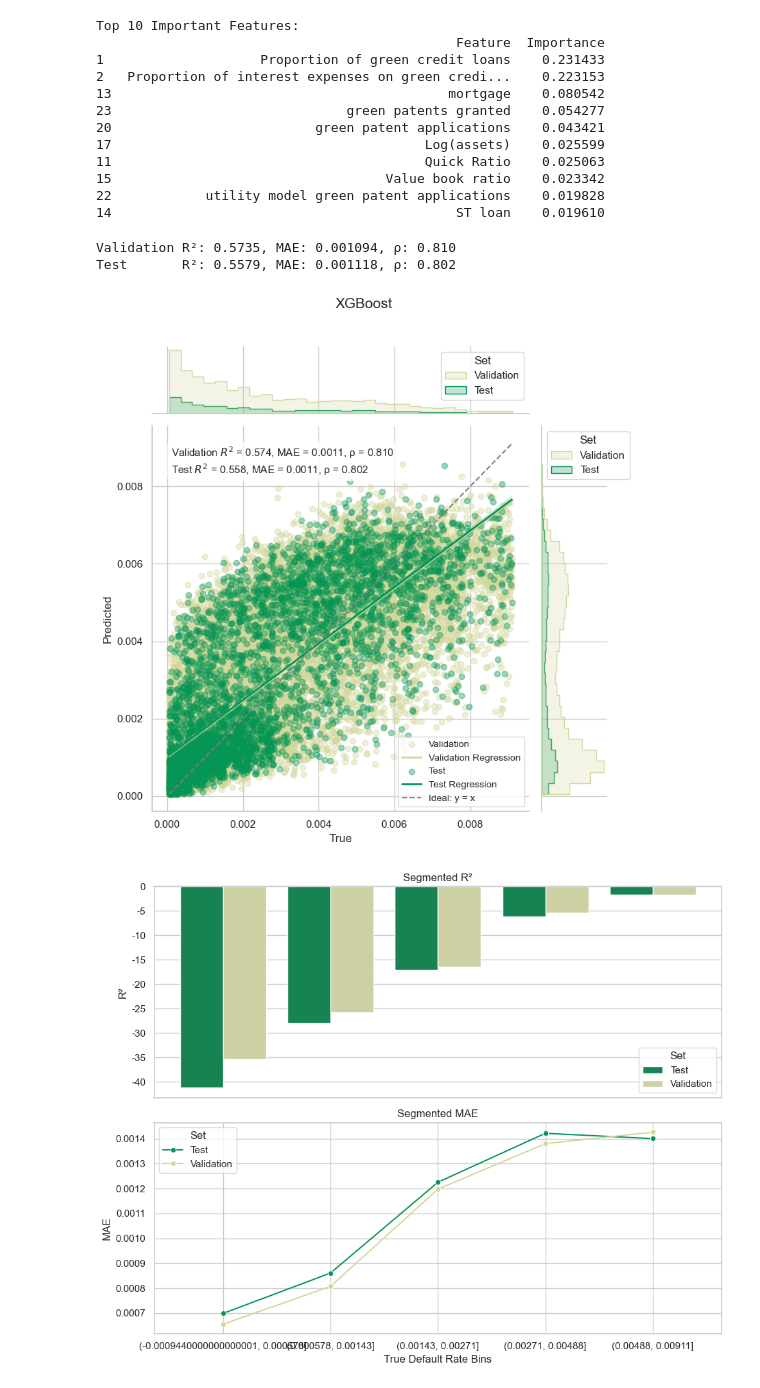
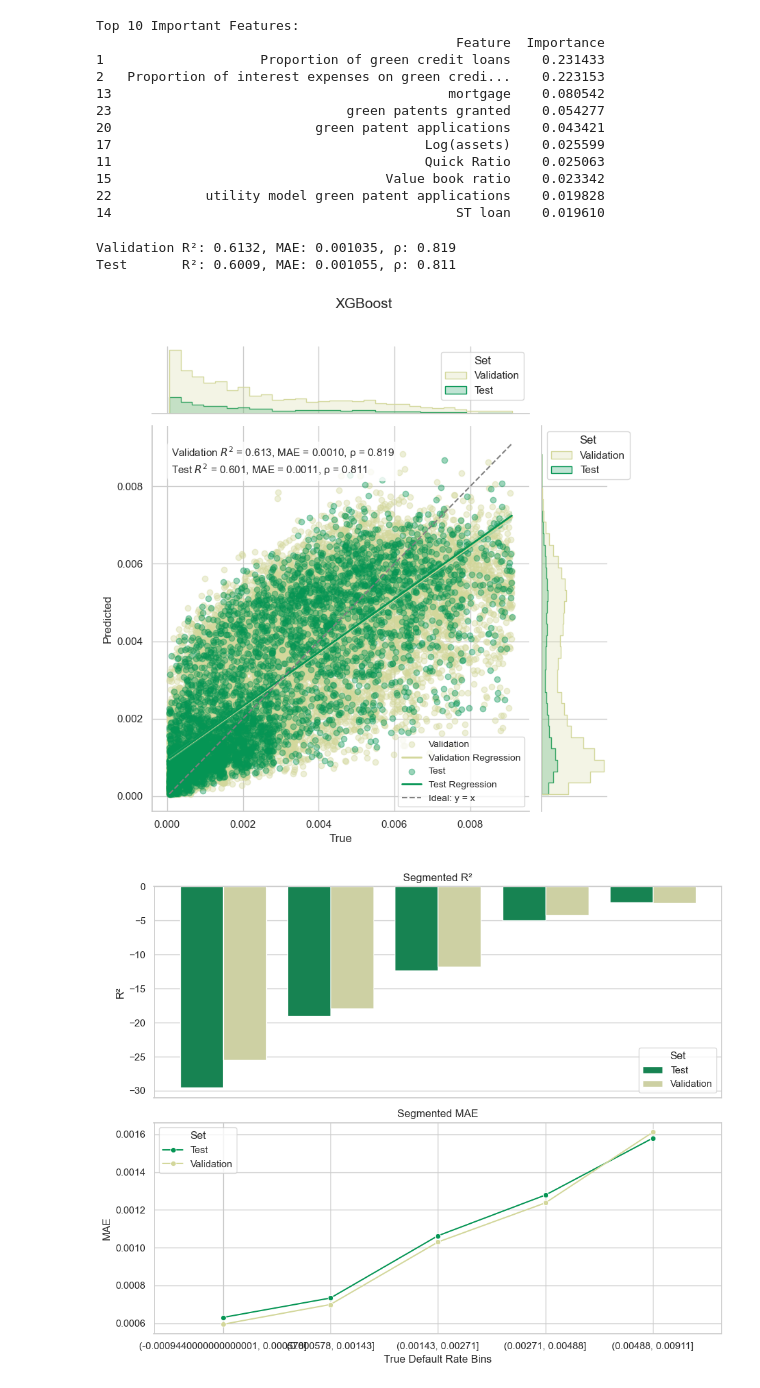
Before and after one commit to Miataotao/STAT4607_GP, a Jupyter notebook: STAT4607_XGBoost.ipynb, the cells around one changed output. Saved outputs shown, nothing was run; the diff lists cells and outputs as text; code cells hidden in the pictures.

```diff
--- a/STAT4607_XGBoost.ipynb
+++ b/STAT4607_XGBoost.ipynb
@@ -423,33 +482,41 @@ Top 10 Important Features:
 14                                            ST loan    0.019610
 # %%
 from sklearn.isotonic import IsotonicRegression
+from sklearn.preprocessing import QuantileTransformer
 
-# 🔹 1. 读取数据
-df = pd.read_excel("GreenLoan_cleaned.xlsx")
-df.replace([np.inf, -np.inf], np.nan, inplace=True)
-df.dropna(inplace=True)
+# 读取数据
+file_path = "GreenLoan_cleaned.xlsx"  # 替换为你的数据文件路径
+df = pd.read_excel(file_path)
 
-# 🔹 2. 编码分类变量
-for col in ["Industry", "province"]:
-    df[col] = LabelEncoder().fit_transform(df[col])
+# 处理异常值
+df = df.replace([np.inf, -np.inf], np.nan)
+df = df.dropna()
 
-# 🔹 3. 特征与目标
-X = df.drop(columns=["Code", "Year", "Green credit default rate"])
-y = df["Green credit default rate"]
+# 处理类别变量（仅转换 'Industry'）
+categorical_cols = ["Industry", "province"]
+label_encoders = {}
+for col in categorical_cols:
+    le = LabelEncoder()
+    df[col] = le.fit_transform(df[col])
+    label_encoders[col] = le
 
-# 🔹 4. 排序目标作为回归目标
+# 选择特征和目标变量
+X = df.drop(columns=["Code", "Year", "Green credit default rate"])  # 特征
+y = df["Green credit default rate"]  # 目标变量
+
+# 排序目标作为回归目标
 qt = QuantileTransformer(output_distribution='uniform', random_state=42)
 y_rank = qt.fit_transform(y.values.reshape(-1, 1)).flatten()
 
-# 🔹 5. 标准化特征
+# 标准化特征
 X_scaled = StandardScaler().fit_transform(X)
 
-# 🔹 6. 拆分数据
+# 拆分数据
 X_trainval, X_test, y_trainval_rank, y_test_rank, y_trainval_raw, y_test_raw = train_test_split(
     X_scaled, y_rank, y, test_size=0.2, random_state=42
 )
 
-# 🔹 7. 多轮训练
+# 多轮训练
 n_repeats = 300
 val_scores = []
 y_val_preds = []
@@ -460,7 +527,7 @@ for i in tqdm(range(n_repeats), desc="XGBoost Rank Regression"):
         X_trainval, y_trainval_rank, y_trainval_raw, test_size=0.25, random_state=i
     )
 
-    weights = np.where(y_train_raw > 0.006, 10.0, 1.0)
+    weights = np.where(y_train_raw > 0.006, 5.0, 1.0)
 
     model = XGBRegressor(
         n_estimators=300,
@@ -499,7 +566,7 @@ for i in tqdm(range(n_repeats), desc="XGBoost Rank Regression"):
     r2_val = r2_score(y_val_raw, y_val_pred)
     val_scores.append(max(0, r2_val))
 
-# 🔹 8. Top-K 集成
+# Top-K 集成
 top_k = 100
 top_indices = np.argsort(val_scores)[-top_k:]
 top_weights = np.array(val_scores)[top_indices]
@@ -523,7 +590,7 @@ val_avg_preds = {
     for k, v_list in val_pred_dict.items()
 }
 
-# 🔹 9. 构建结果 DataFrame
+# 构建结果 DataFrame
 df_val = pd.DataFrame({
     "True": y_trainval_raw.loc[val_avg_preds.keys()],
     "Predicted": list(val_avg_preds.values()),
@@ -538,7 +605,7 @@ df_test = pd.DataFrame({
 
 df_plot = pd.concat([df_val, df_test], ignore_index=True)
 
-# 🔹 10. 指标计算
+# 指标计算
 r2_val = r2_score(df_val["True"], df_val["Predicted"])
 r2_test = r2_score(df_test["True"], df_test["Predicted"])
 mae_val = mean_absolute_error(df_val["True"], df_val["Predicted"])
@@ -549,7 +616,7 @@ rho_test, _ = spearmanr(df_test["True"], df_test["Predicted"])
 print(f"Validation R²: {r2_val:.4f}, MAE: {mae_val:.6f}, ρ: {rho_val:.3f}")
 print(f"Test       R²: {r2_test:.4f}, MAE: {mae_test:.6f}, ρ: {rho_test:.3f}")
 
-# 🔹 11. 散点图可视化
+# 散点图可视化
 sns.set(style="whitegrid")
 palette = {"Validation": "#D3D79B", "Test": "#059554"}
 g = sns.JointGrid(data=df_plot, x="True", y="Predicted", height=8)
@@ -582,35 +649,35 @@ g.ax_joint.legend(loc="lower right", fontsize=10)
 plt.suptitle("XGBoost", fontsize=15, y=1.02)
 plt.tight_layout()
 plt.show()
 
-# 🔹 12. 分段 R² 和 MAE 图
+# 分段 R² 和 MAE 图
 df_plot["Bin"] = pd.qcut(df_plot["True"], q=5, duplicates='drop')
 grouped = df_plot.groupby(["Set", "Bin"]).apply(
     lambda g: pd.Series({
         "R2": r2_score(g["True"], g["Predicted"]),
         "MAE": mean_absolute_error(g["True"], g["Predicted"]),
         "Count": len(g)
     })
 ).reset_index()
 grouped["BinLabel"] = grouped["Bin"].astype(str)
 
 fig, axs = plt.subplots(2, 1, figsize=(10, 8), sharex=True)
 
 sns.barplot(data=grouped, x="BinLabel", y="R2", hue="Set", palette=palette, ax=axs[0])
 axs[0].set_title("Segmented R²")
 axs[0].set_ylabel("R²")
 axs[0].legend(title="Set")
 
 sns.lineplot(data=grouped, x="BinLabel", y="MAE", hue="Set", marker="o", palette=palette, ax=axs[1])
 axs[1].set_title("Segmented MAE")
 axs[1].set_ylabel("MAE")
 axs[1].set_xlabel("True Default Rate Bins")
 axs[1].legend(title="Set")
 
 plt.tight_layout()
 plt.show()
 # %% [output]
-Validation R²: 0.5735, MAE: 0.001094, ρ: 0.810
-Test       R²: 0.5579, MAE: 0.001118, ρ: 0.802
+Validation R²: 0.6132, MAE: 0.001035, ρ: 0.819
+Test       R²: 0.6009, MAE: 0.001055, ρ: 0.811
-[figure, old version]
+[figure, new version]
-[figure, old version]
+[figure, new version]
```
Also changed, not shown: parts of 7 cells of this notebook.
